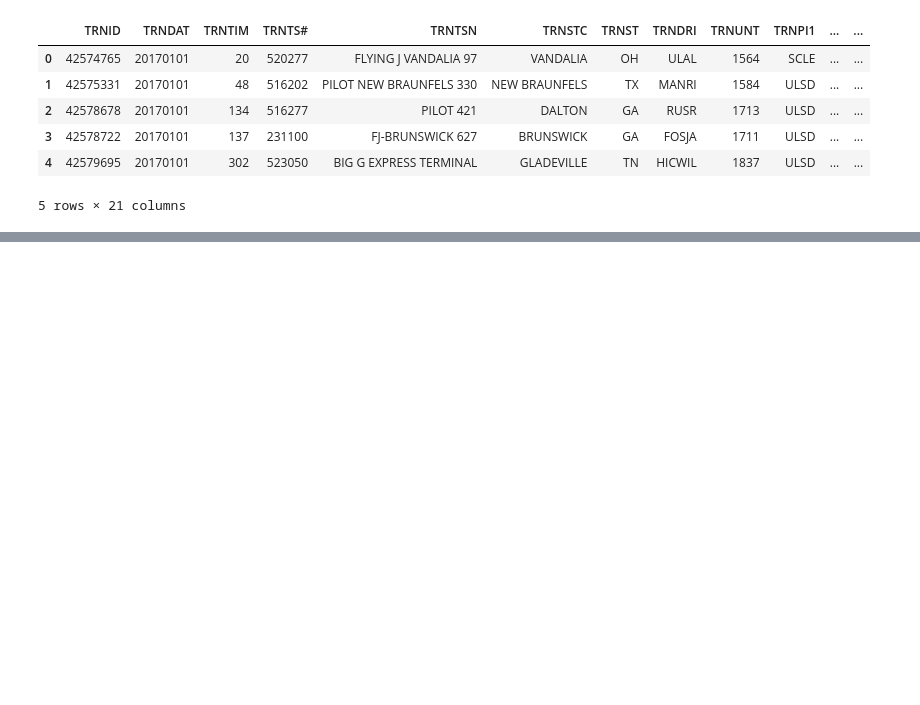
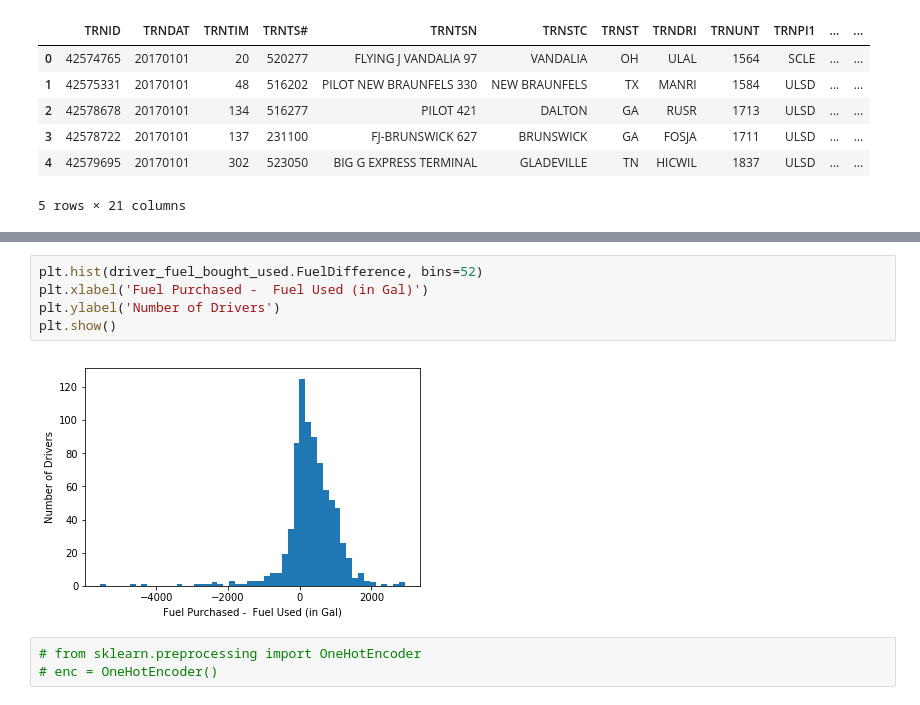
Before and after one commit to DataScienceBS/data-question-6-lionesses, a Jupyter notebook: bigG_data_exp.ipynb, the cells around one changed output, grey strips where cells are left out. Drawn from its saved outputs; the diff is of its cells as text; blank space fills up the shorter version.

```diff
--- a/bigG_data_exp.ipynb
+++ b/bigG_data_exp.ipynb
@@ -70,0 +212,10 @@ ExactFuelTankLevels.head()
+# %%
+plt.hist(driver_fuel_bought_used.FuelDifference, bins=52)
+plt.xlabel('Fuel Purchased -  Fuel Used (in Gal)')
+plt.ylabel('Number of Drivers')
+plt.show()
+# %% [output]
+[figure, added]
+# %%
+# from sklearn.preprocessing import OneHotEncoder
+# enc = OneHotEncoder()
```
Also changed, not shown: parts of 39 cells of this notebook, 8 other files.
